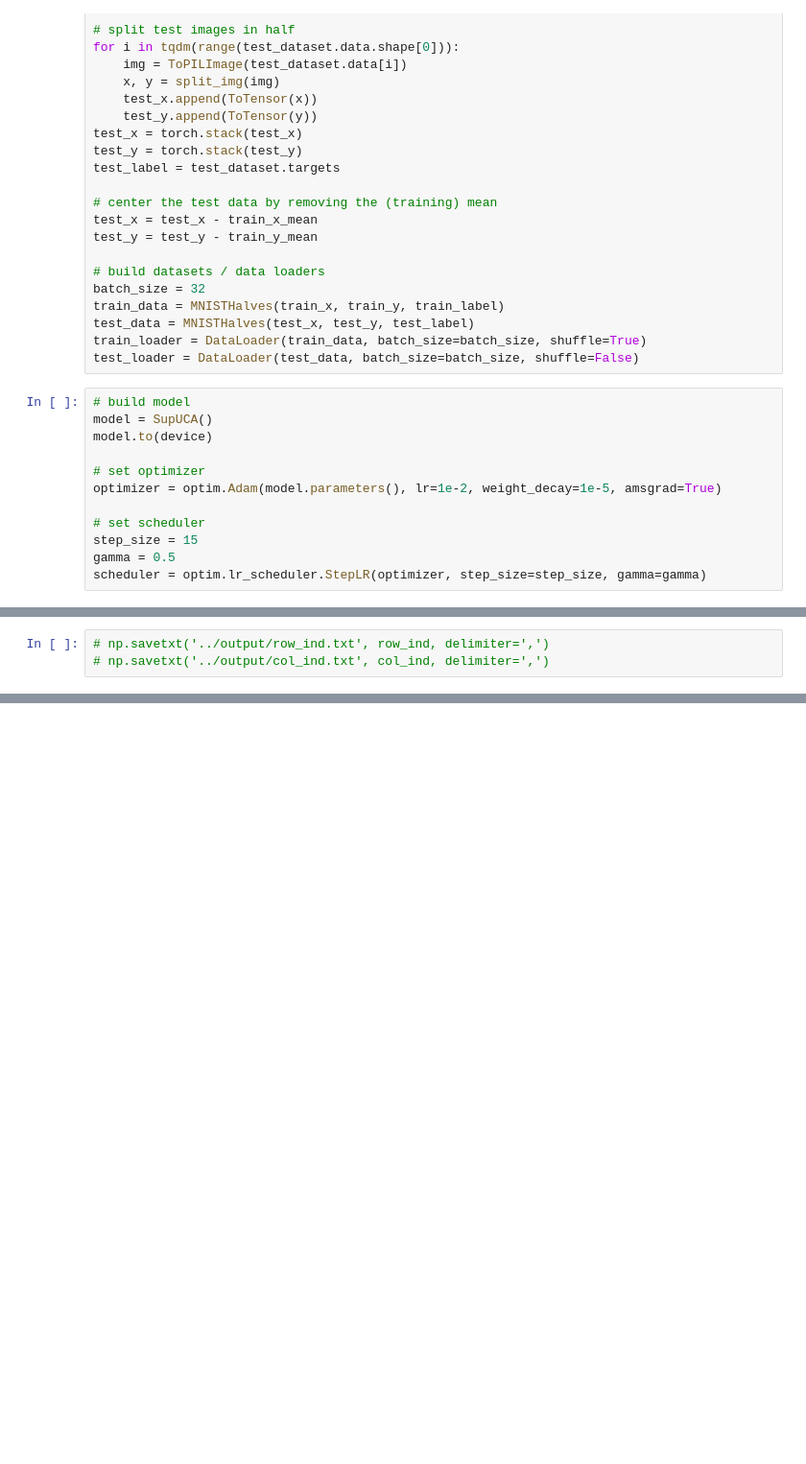
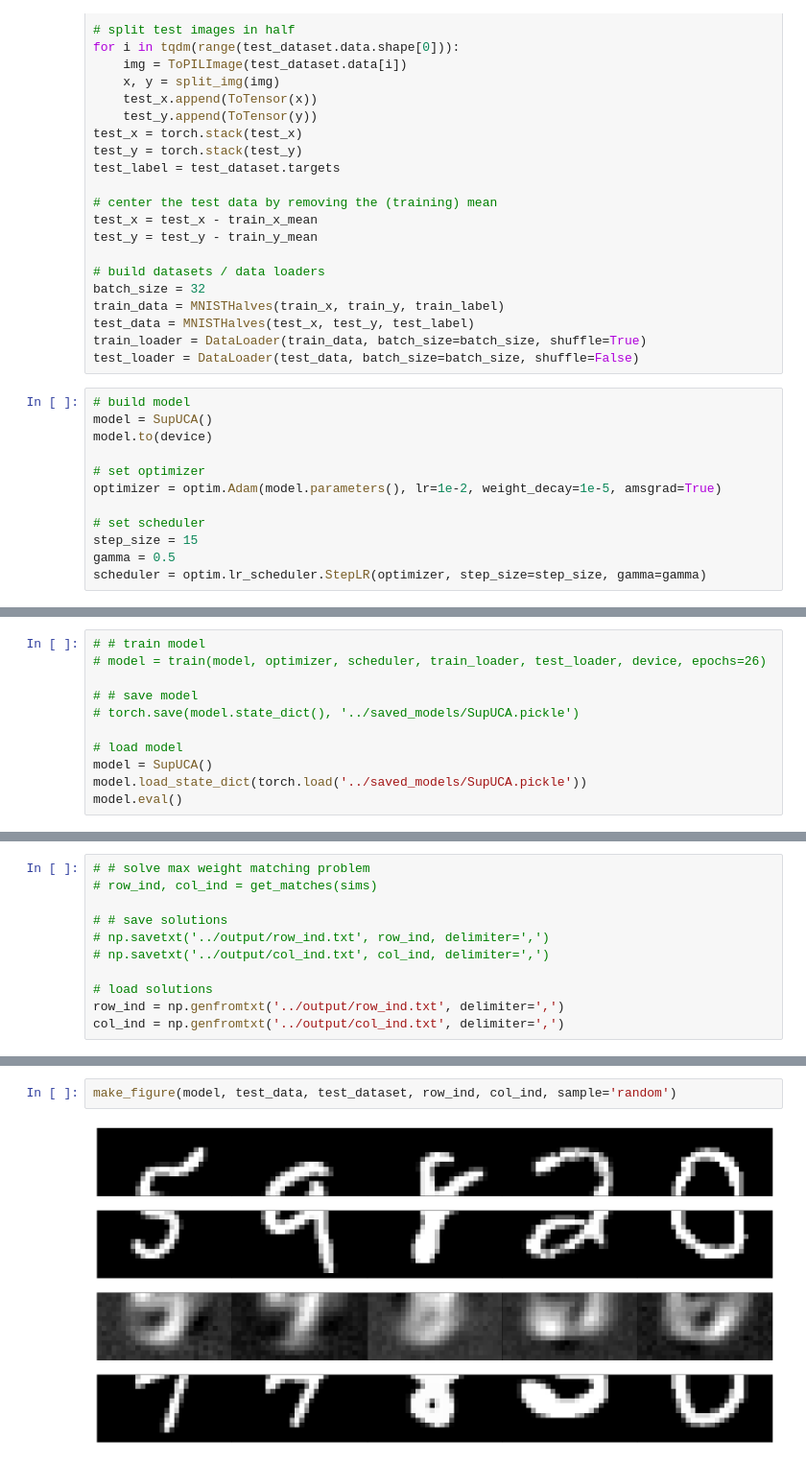
Before and after one commit to alexanderamy/mnist-halves, a Jupyter notebook: notebooks/demo.ipynb, the cells around one changed output, grey strips where cells are left out. Shown: that part at 96% size. Saved outputs shown, nothing was run; the diff lists cells and outputs as text; blank space fills up the shorter version.

Commit message:
added eval and figure

```diff
--- a/notebooks/demo.ipynb
+++ b/notebooks/demo.ipynb
@@ -164,0 +95,11 @@ similarity: 0.67
+# %%
+# # train model
+# model = train(model, optimizer, scheduler, train_loader, test_loader, device, epochs=26)
+
+# # save model
+# torch.save(model.state_dict(), '../saved_models/SupUCA.pickle')
+
+# load model
+model = SupUCA()
+model.load_state_dict(torch.load('../saved_models/SupUCA.pickle'))
+model.eval()
@@ -165,3 +133,11 @@ similarity: 0.67
 # %%
+# # solve max weight matching problem
+# row_ind, col_ind = get_matches(sims)
+
+# # save solutions
 # np.savetxt('../output/row_ind.txt', row_ind, delimiter=',')
 # np.savetxt('../output/col_ind.txt', col_ind, delimiter=',')
+
+# load solutions
+row_ind = np.genfromtxt('../output/row_ind.txt', delimiter=',')
+col_ind = np.genfromtxt('../output/col_ind.txt', delimiter=',')
@@ -198,0 +168,4 @@ for i in range(10):
+# %%
+make_figure(model, test_data, test_dataset, row_ind, col_ind, sample='random')
+# %% [output]
+[figure, added]
```
Also changed, not shown: parts of 19 cells of this notebook, 3 other files.
